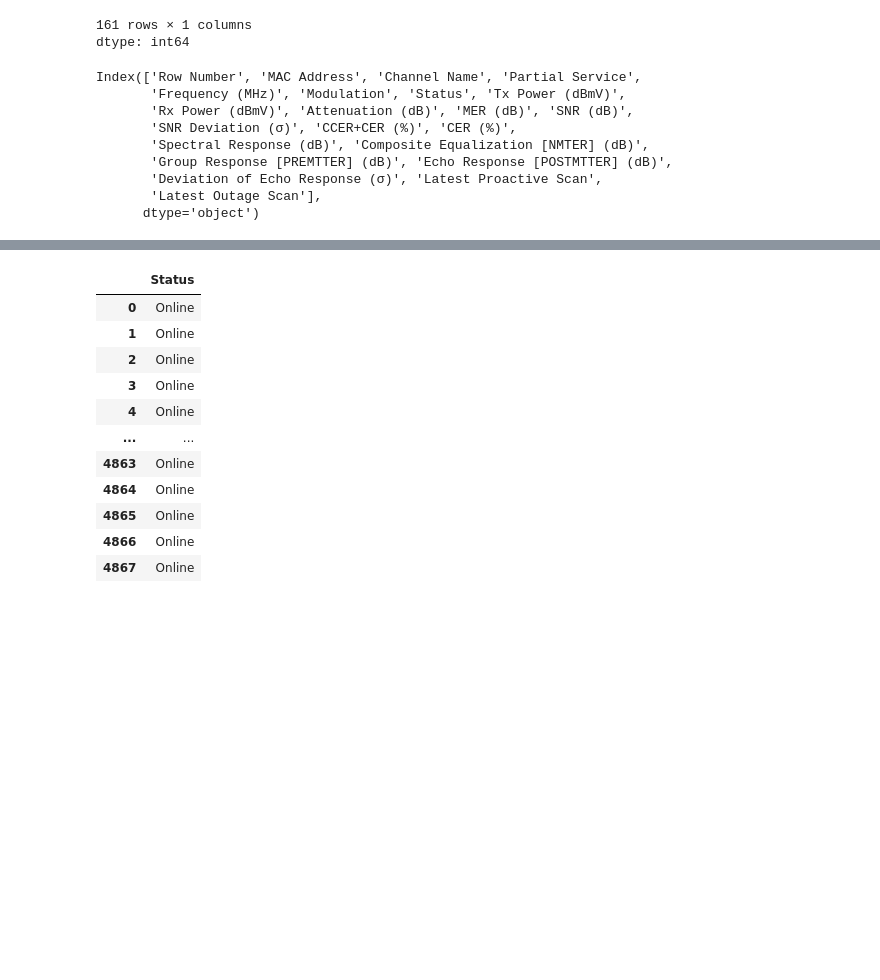
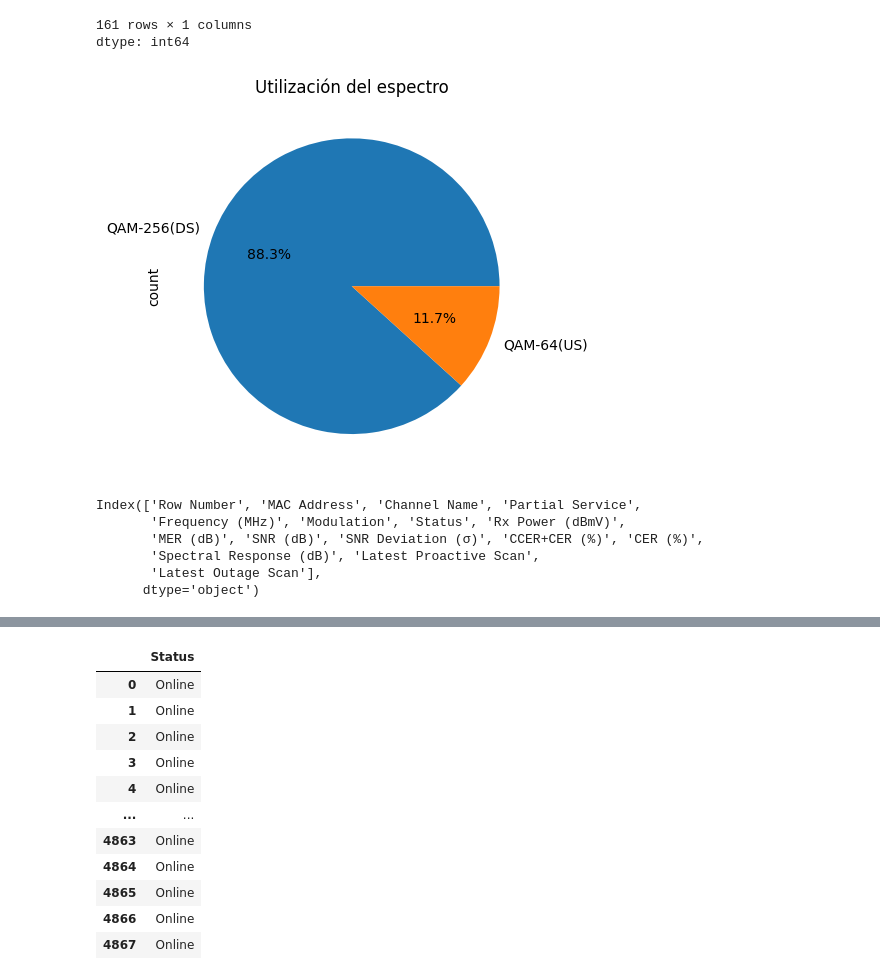
Before and after one commit to LeonardoNBanegas/DATA-SCIENCE-CODERHOUSE, a Jupyter notebook: ProyectoDS_Partel_Banegas.ipynb, the cells around one changed output, grey strips where cells are left out. Cells and saved outputs as stored; diff of their text form; code cells hidden in the pictures; blank space fills up the shorter version.

```diff
--- a/ProyectoDS_Partel_Banegas.ipynb
+++ b/ProyectoDS_Partel_Banegas.ipynb
@@ -90,17 +279,22 @@ df['MAC Address'].value_counts()
 | 00:25:F1:B1:B0:F0 | 2 |
 161 rows × 1 columns
 dtype: int64
+# %%
+# grafico de torta de la columna Modulation
+df['Modulation'].value_counts().plot(kind='pie', autopct='%1.1f%%', labels=['QAM-256(DS)', 'QAM-64(US)'])
+plt.title('Utilización del espectro')
+plt.show()
+# en este gráfico se aprecia que un 88.3% del espectro se usa para la descarga
+# %% [output]
+[figure, added]
 # %%
 # Mostrar los nombres de todas las columnas en el DataFrame
-print(df.columns)
+print(df_DS.columns)
 # %% [output]
 Index(['Row Number', 'MAC Address', 'Channel Name', 'Partial Service',
-       'Frequency (MHz)', 'Modulation', 'Status', 'Tx Power (dBmV)',
-       'Rx Power (dBmV)', 'Attenuation (dB)', 'MER (dB)', 'SNR (dB)',
-       'SNR Deviation (σ)', 'CCER+CER (%)', 'CER (%)',
-       'Spectral Response (dB)', 'Composite Equalization [NMTER] (dB)',
-       'Group Response [PREMTTER] (dB)', 'Echo Response [POSTMTTER] (dB)',
-       'Deviation of Echo Response (σ)', 'Latest Proactive Scan',
+       'Frequency (MHz)', 'Modulation', 'Status', 'Rx Power (dBmV)',
+       'MER (dB)', 'SNR (dB)', 'SNR Deviation (σ)', 'CCER+CER (%)', 'CER (%)',
+       'Spectral Response (dB)', 'Latest Proactive Scan',
        'Latest Outage Scan'],
       dtype='object')
 # %%
```
Also changed, not shown: parts of 24 cells of this notebook.
